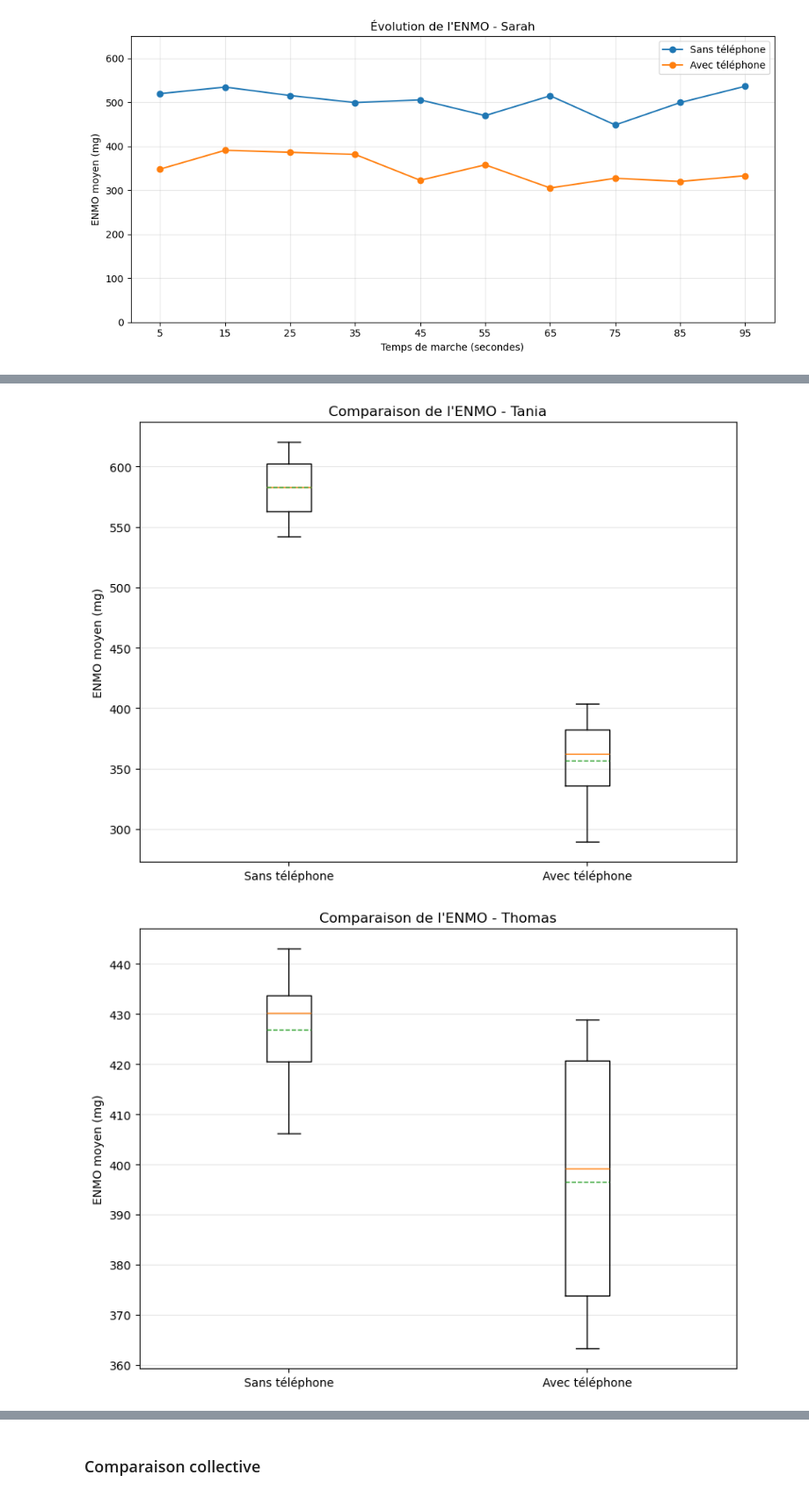
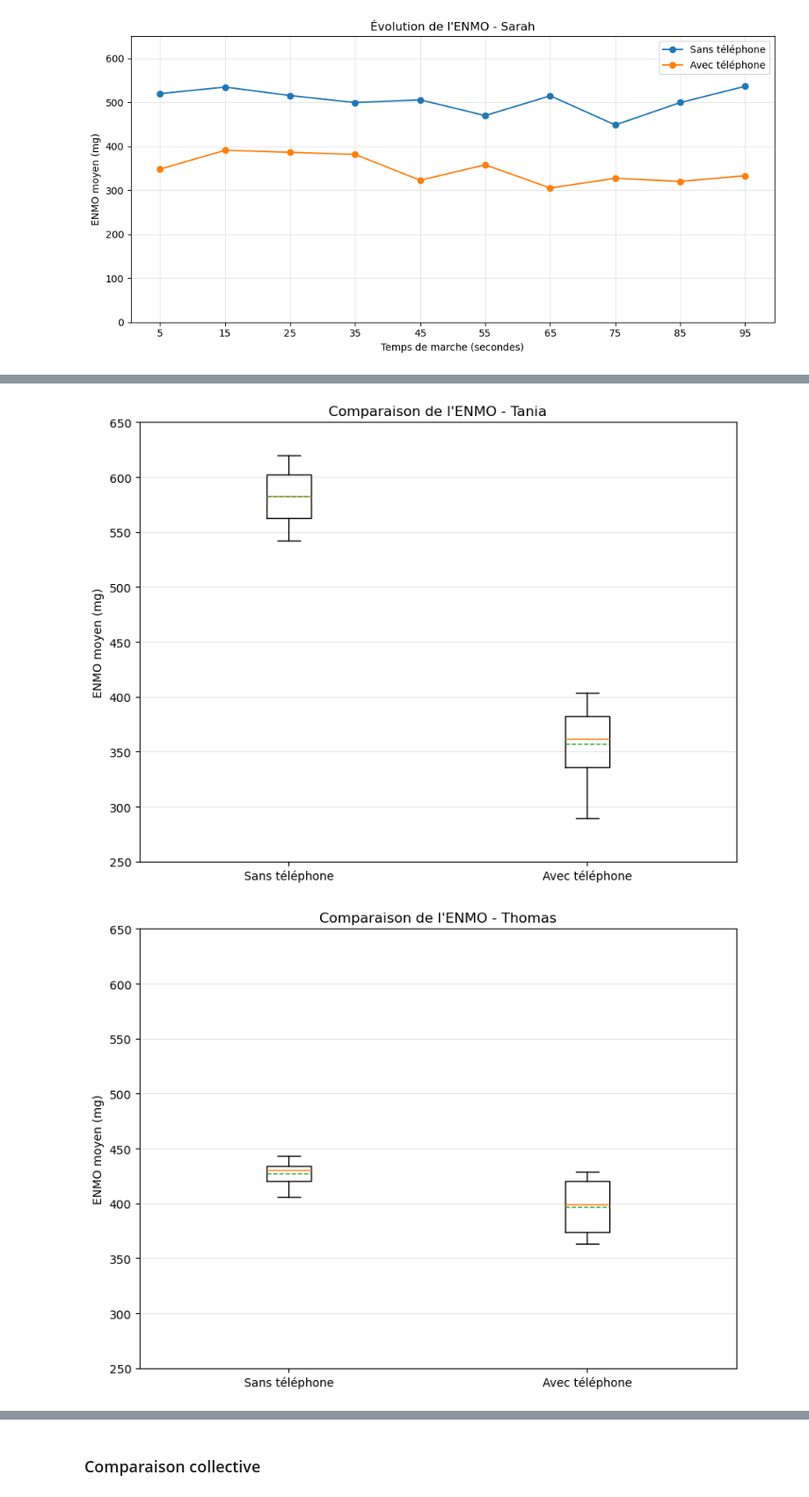
Before and after one commit to sarah-mussotte/HAH913E-2026-Projet-C, a Jupyter notebook: main.ipynb, the cells around one changed output, grey strips where cells are left out. Shown at 88% size. Cells and saved outputs as stored; diff of their text form; code cells hidden in the pictures.

```diff
--- a/main.ipynb
+++ b/main.ipynb
@@ -438,33 +438,33 @@ for participant in resultats:
 
     plt.figure(figsize=(8, 6))
 
     donnees_boxplot = [
         resultats[participant]["sans_tel"]["ENMO_moyen"],
         resultats[participant]["avec_tel"]["ENMO_moyen"]
     ]
 
     plt.boxplot(
         donnees_boxplot,
         showmeans=True,
         meanline=True
     )
 
     plt.xticks([1, 2],
                ["Sans téléphone", "Avec téléphone"])
 
     plt.ylabel("ENMO moyen (mg)")
     plt.title(f"Comparaison de l'ENMO - {participant}")
-
+    plt.ylim(250, 650) # Limite de l'axe y pour une meilleure visualisation des données
     plt.grid(axis="y", alpha=0.3)
     plt.tight_layout()
 
     plt.savefig(
         DOSSIER_FIGURES / f"Boxplot_ENMO_{participant}.png",
         dpi=300,
         bbox_inches="tight"
     )
 
     plt.show()
 # %% [output]
-[figure, old version]
+[figure, new version]
-[figure, old version]
+[figure, new version]
```
Also changed, not shown: parts of 3 cells of this notebook.
